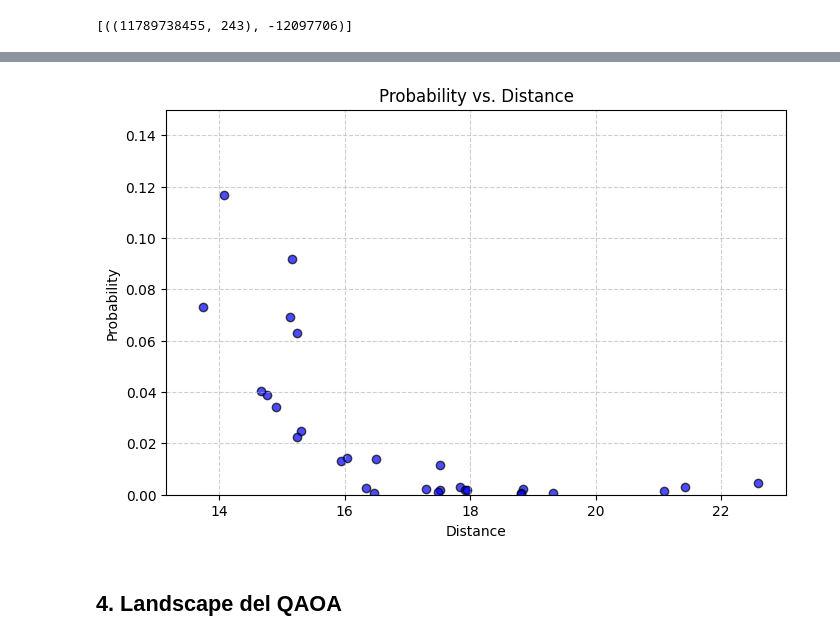
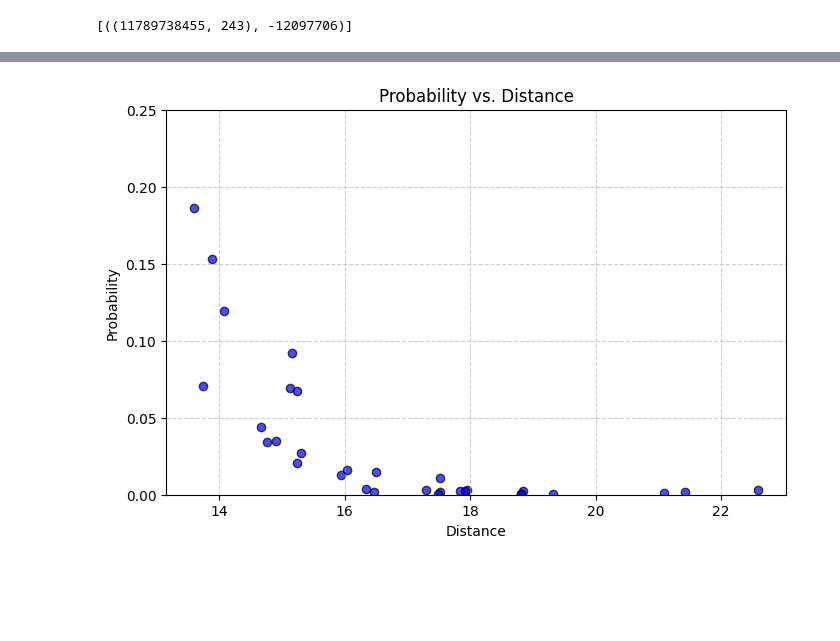
Before and after one commit to zhengzhu14/TFG_GII, a Jupyter notebook: P2_casos_simples/5QubitCase.ipynb, the cells around one changed output, grey strips where cells are left out. Cells and saved outputs as stored; diff of their text form; code cells hidden in the pictures; blank space fills up the shorter version.

```diff
--- a/P2_casos_simples/5QubitCase.ipynb
+++ b/P2_casos_simples/5QubitCase.ipynb
@@ -242,21 +242,19 @@ La distancia |t - b_op| = 15.133
 # %%
 plt.figure(figsize=(8, 5))
 
 # Creating the scatter plot
 plt.scatter(distances5, probs5, color='blue', edgecolors='black', alpha=0.7)
 
 # Adding labels and title
 plt.xlabel('Distance')
 plt.ylabel('Probability')
 plt.title('Probability vs. Distance')
 
 # Setting y-axis limit since you mentioned probs are <= 0.2
-plt.ylim(0, 0.15)
+plt.ylim(0, 0.25)
 
 plt.grid(True, linestyle='--', alpha=0.6)
 plt.savefig("figures/5QubitCase_ProbsDistances.png", dpi=150, bbox_inches="tight")
 plt.show()
 # %% [output]
-[figure, old version]
+[figure, new version]
-# %% [markdown]
-## **4. Landscape del QAOA**
```
Also changed, not shown: parts of 7 cells of this notebook, 21 other files.
